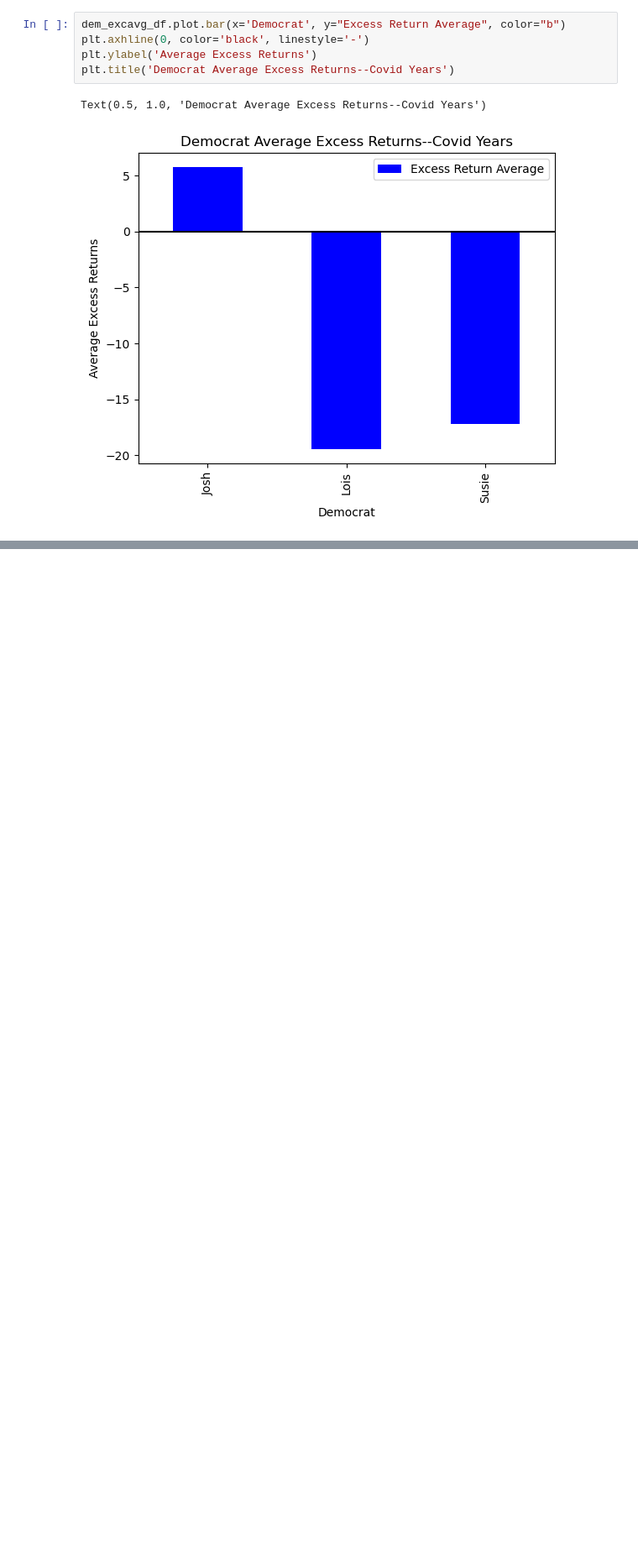
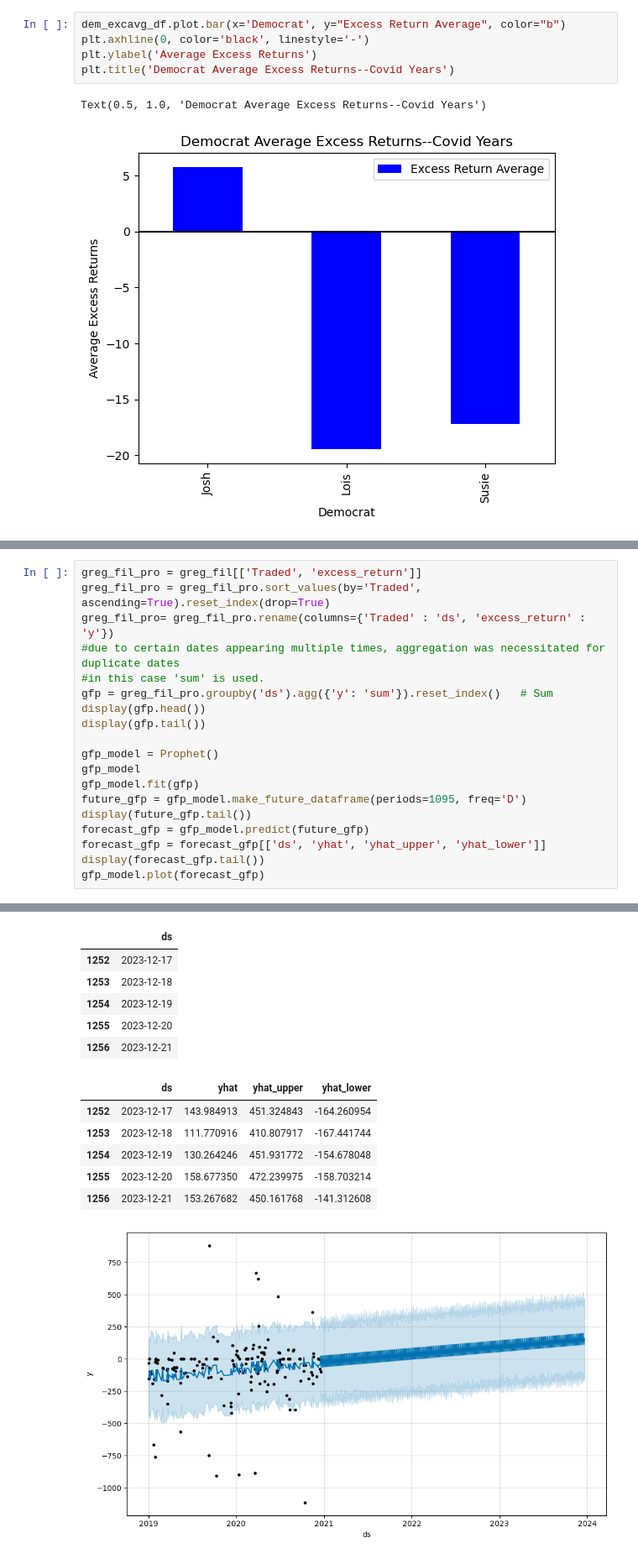
Before and after one commit to tsjohns9/ai-project-1, a Jupyter notebook: shayne.ipynb, the cells around one changed output, grey strips where cells are left out. Shown at 84% size. Cells and saved outputs as stored; diff of their text form; blank space fills up the shorter version.

```diff
--- a/shayne.ipynb
+++ b/shayne.ipynb
@@ -553,0 +727,20 @@ Text(0.5, 1.0, 'Democrat Average Excess Returns--Covid Years')
+# %%
+greg_fil_pro = greg_fil[['Traded', 'excess_return']]
+greg_fil_pro = greg_fil_pro.sort_values(by='Traded', ascending=True).reset_index(drop=True)
+greg_fil_pro= greg_fil_pro.rename(columns={'Traded' : 'ds', 'excess_return' : 'y'})
+#due to certain dates appearing multiple times, aggregation was necessitated for duplicate dates
+#in this case 'sum' is used.
+gfp = greg_fil_pro.groupby('ds').agg({'y': 'sum'}).reset_index()   # Sum
+display(gfp.head())
+display(gfp.tail())
+
+gfp_model = Prophet()
+gfp_model
+gfp_model.fit(gfp)
+future_gfp = gfp_model.make_future_dataframe(periods=1095, freq='D')
+display(future_gfp.tail())
+forecast_gfp = gfp_model.predict(future_gfp)
+forecast_gfp = forecast_gfp[['ds', 'yhat', 'yhat_upper', 'yhat_lower']]
+display(forecast_gfp.tail())
+gfp_model.plot(forecast_gfp)
+# %% [output]
@@ -553,0 +761,13 @@ Text(0.5, 1.0, 'Democrat Average Excess Returns--Covid Years')
+|  | ds |
+| 1252 | 2023-12-17 |
+| 1253 | 2023-12-18 |
+| 1254 | 2023-12-19 |
+| 1255 | 2023-12-20 |
+| 1256 | 2023-12-21 |
+|  | ds | yhat | yhat_upper | yhat_lower |
+| 1252 | 2023-12-17 | 143.984913 | 451.324843 | -164.260954 |
+| 1253 | 2023-12-18 | 111.770916 | 410.807917 | -167.441744 |
+| 1254 | 2023-12-19 | 130.264246 | 451.931772 | -154.678048 |
+| 1255 | 2023-12-20 | 158.677350 | 472.239975 | -158.703214 |
+| 1256 | 2023-12-21 | 153.267682 | 450.161768 | -141.312608 |
+[figure, added]
```
Also changed, not shown: parts of 7 cells of this notebook.
